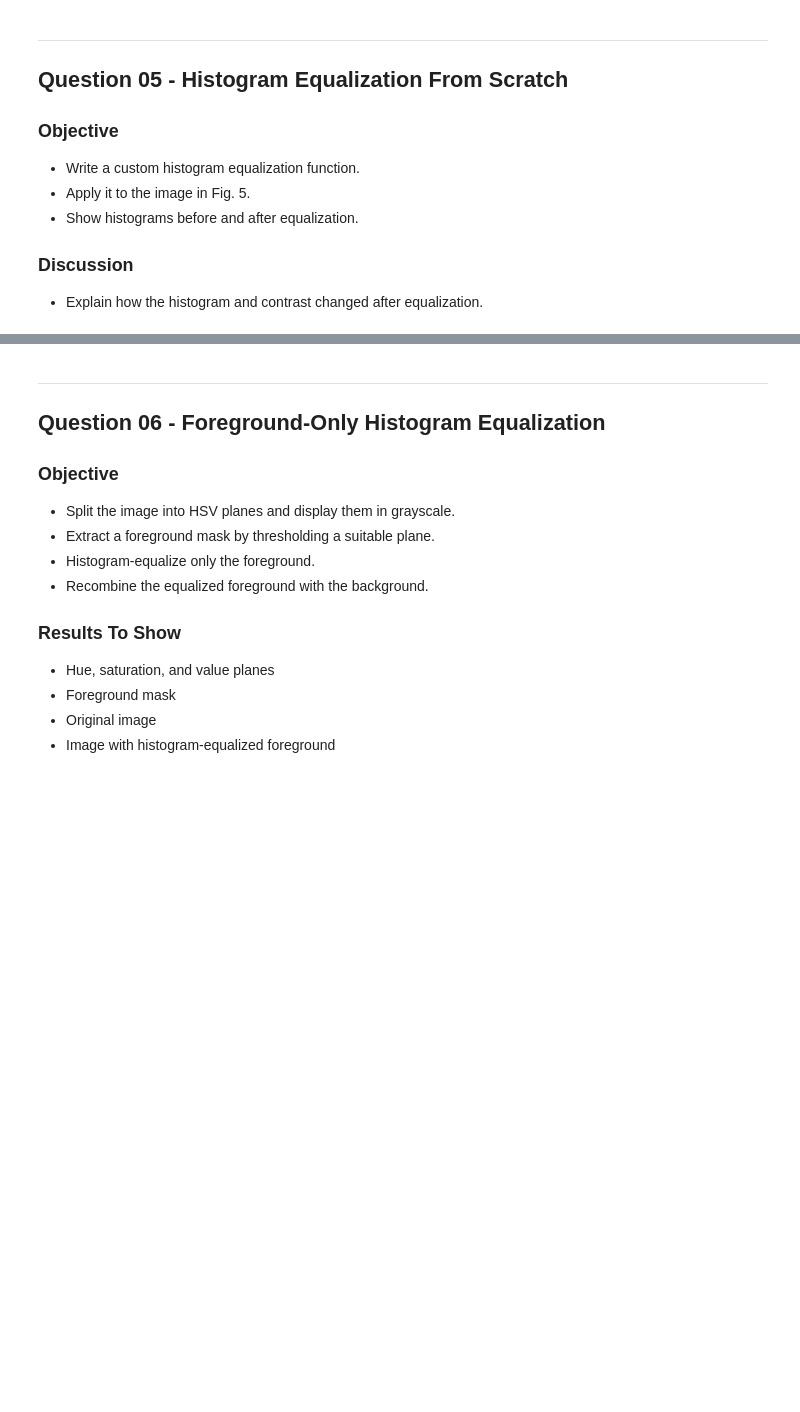
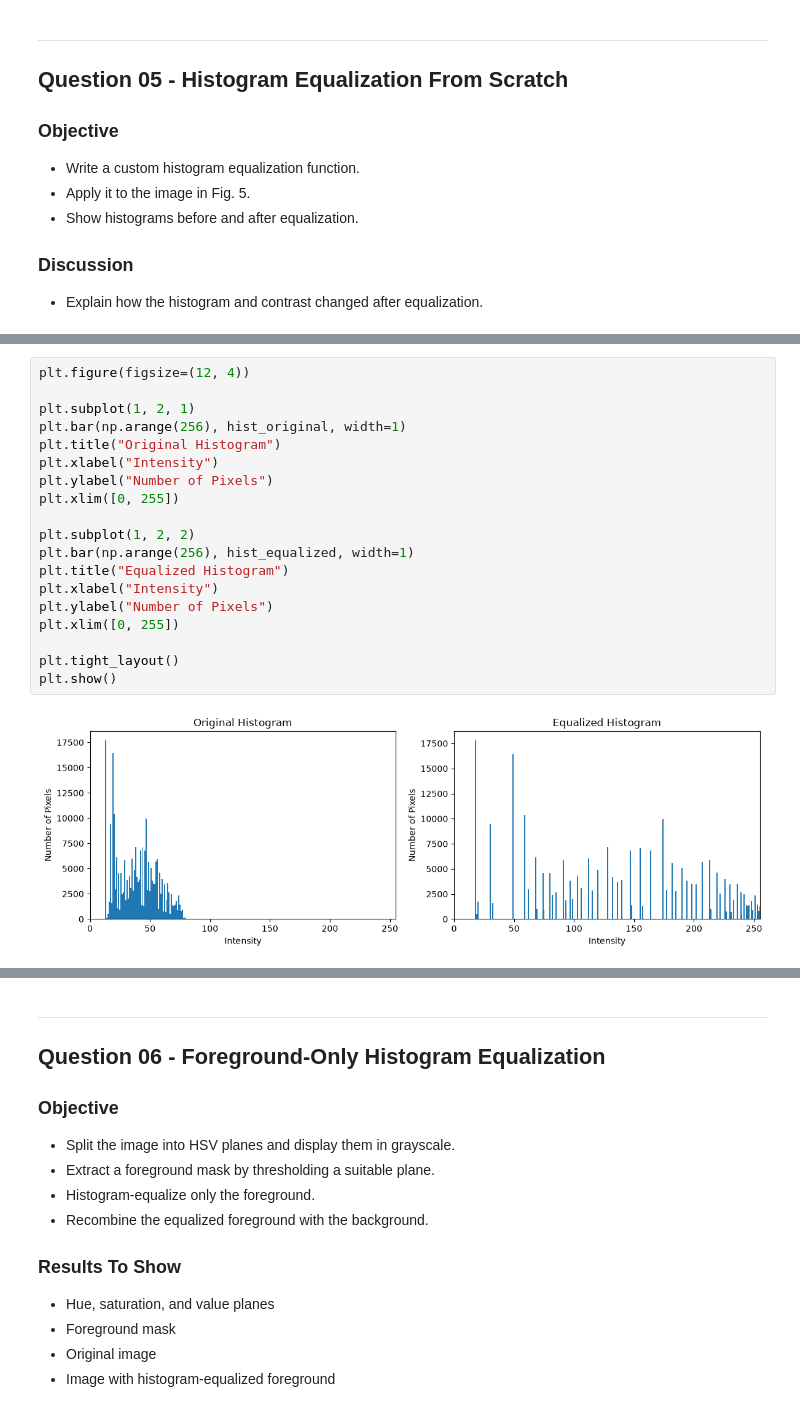
Before and after one commit to chalee88/EN3160_Assignment_1, a Jupyter notebook: assignment_01.ipynb, the cells around one changed output, grey strips where cells are left out. Drawn from its saved outputs; the diff is of its cells as text; blank space fills up the shorter version.

```diff
--- a/assignment_01.ipynb
+++ b/assignment_01.ipynb
@@ -736,0 +811,21 @@ The hue and value channels were kept unchanged, so the enhancement mainly affect
+# %%
+plt.figure(figsize=(12, 4))
+
+plt.subplot(1, 2, 1)
+plt.bar(np.arange(256), hist_original, width=1)
+plt.title("Original Histogram")
+plt.xlabel("Intensity")
+plt.ylabel("Number of Pixels")
+plt.xlim([0, 255])
+
+plt.subplot(1, 2, 2)
+plt.bar(np.arange(256), hist_equalized, width=1)
+plt.title("Equalized Histogram")
+plt.xlabel("Intensity")
+plt.ylabel("Number of Pixels")
+plt.xlim([0, 255])
+
+plt.tight_layout()
+plt.show()
+# %% [output]
+[figure, added]
```
Also changed, not shown: parts of 6 cells of this notebook.
